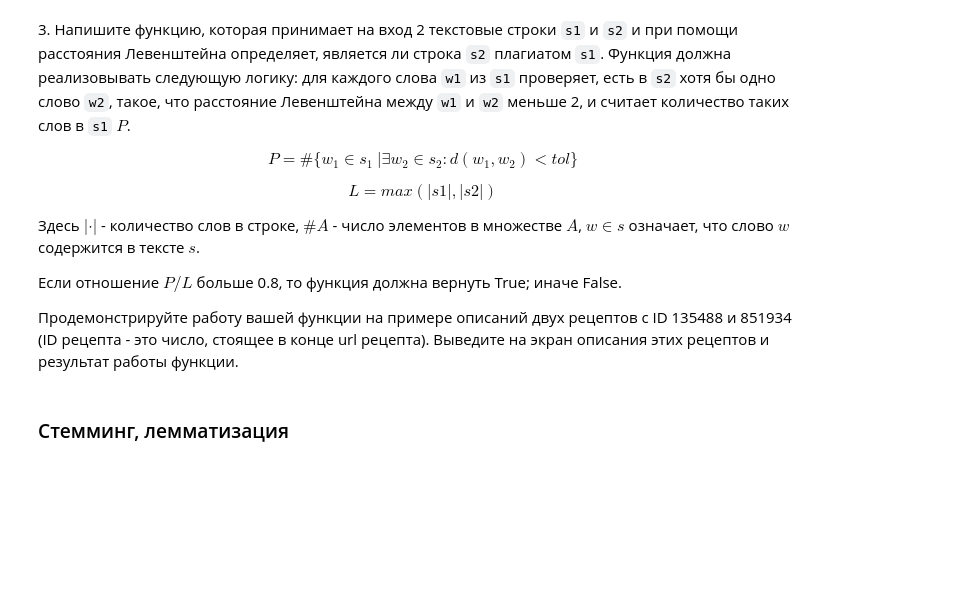
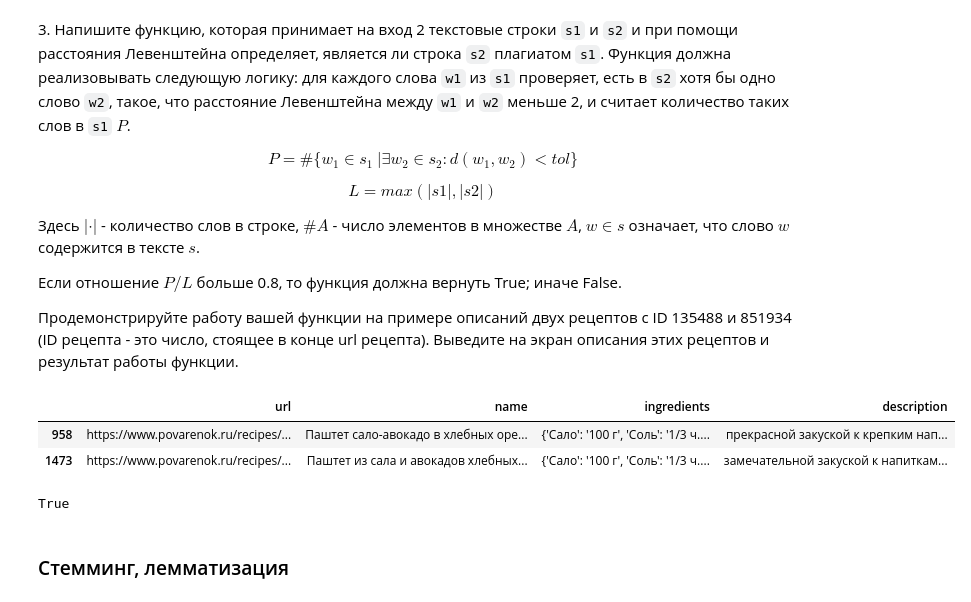
Before and after one commit to bitcoineazy/Big_Data, a Jupyter notebook: 07_nlp/07_nlp_Фамилия_Имя_Группа.ipynb, the cells around one changed output. Drawn from its saved outputs; the diff is of its cells as text; code cells hidden in the pictures; blank space fills up the shorter version.

```diff
--- a/07_nlp/07_nlp_Фамилия_Имя_Группа.ipynb
+++ b/07_nlp/07_nlp_Фамилия_Имя_Группа.ipynb
@@ -147,3 +128,15 @@ def is_plagiarism(s1: str, s2: str) -> bool:
+# %%
+# Рецепты с нужным нам ID
+
+recipes[(recipes["url"].str.endswith("851934/")) | (recipes["url"].str.endswith("135488/"))]
+# %% [output]
+|  | url | name | ingredients | description |
+| 958 | https://www.povarenok.ru/recipes/... | Паштет сало-авокадо в хлебных оре... | {'Сало': '100 г', 'Соль': '1/3 ч.... | прекрасной закуской к крепким нап... |
+| 1473 | https://www.povarenok.ru/recipes/... | Паштет из сала и авокадов хлебных... | {'Сало': '100 г', 'Соль': '1/3 ч.... | замечательной закуской к напиткам... |
+# %%
+is_plagiarism(recipes[recipes["url"].str.endswith("135488/")]["description"].values[0], recipes[recipes["url"].str.endswith("851934/")]["description"].values[0])
+# %% [output]
+True
 # %% [markdown]
 ### Стемминг, лемматизация
 # %% [markdown]
```
Also changed, not shown: parts of 23 cells of this notebook.
